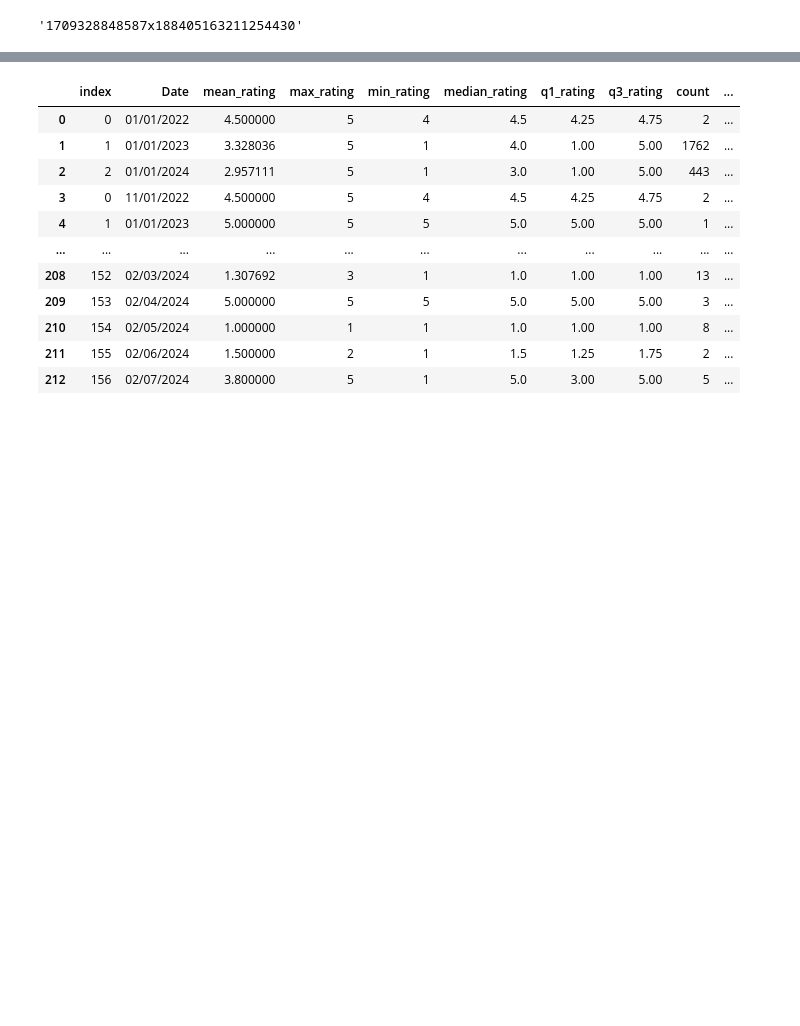
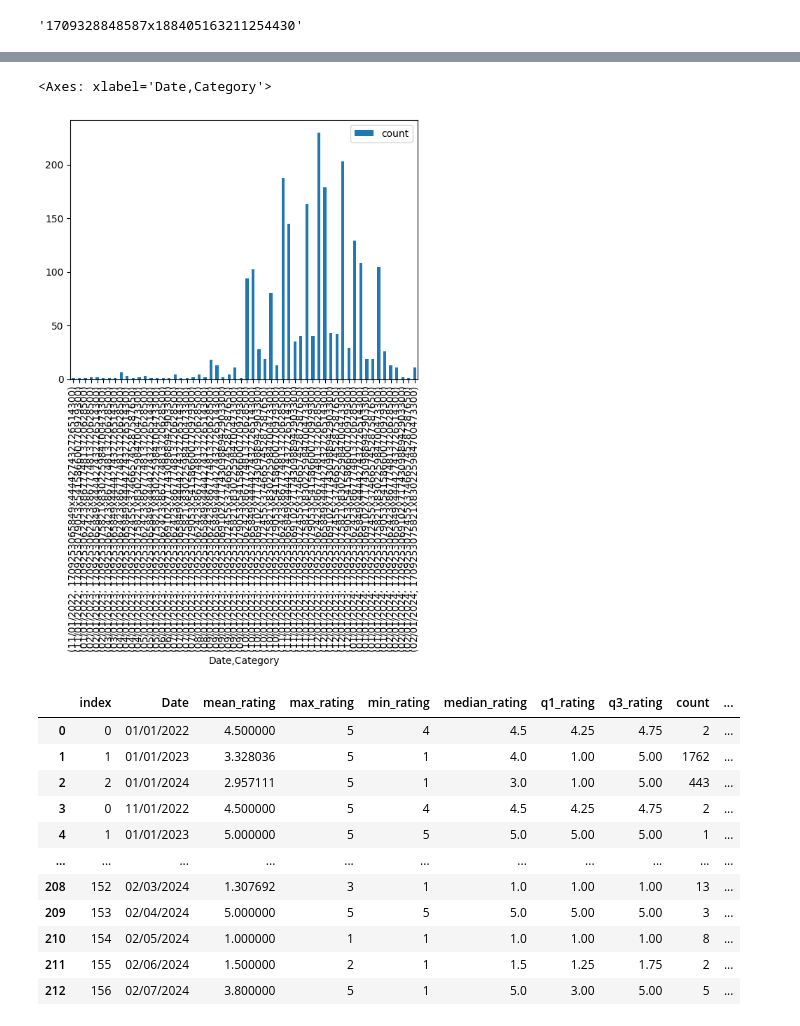
Before and after one commit to ArnaudGardille/Feedback-Analysis, a Jupyter notebook: insights_extraction_fr.ipynb, the cells around one changed output, grey strips where cells are left out. Saved outputs shown, nothing was run; the diff lists cells and outputs as text; code cells hidden in the pictures; blank space fills up the shorter version.

```diff
--- a/insights_extraction_fr.ipynb
+++ b/insights_extraction_fr.ipynb
@@ -516,0 +583,11 @@ all_statistics_df
+# %%
+df = all_statistics_df.copy()
+#df["Date"] = pd.to_datetime(df["Date"])
+df = df[df["Category"]!='1709322143530x849396050152903400']
+df = df[df["SubCategory"].isna()]
+
+df = df[df["Period"]=='M']
+#df.set_index(["Date", "Category"], drop="True", inplace=True)
+df.set_index("Date", drop="True", inplace=True)
+
+df.head()
@@ -516,0 +602,6 @@ all_statistics_df
+# %%
+df = df[["count", "Category"]]
+df.plot(kind='bar', stacked=True)
+# %% [output]
+<Axes: xlabel='Date,Category'>
+[figure, added]
```
Also changed, not shown: parts of 8 cells of this notebook, 1 other file.
